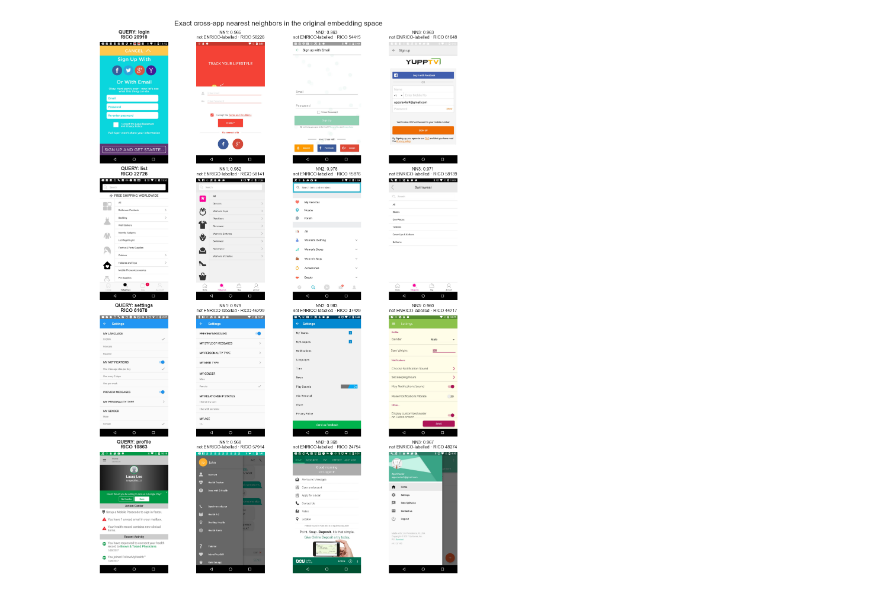
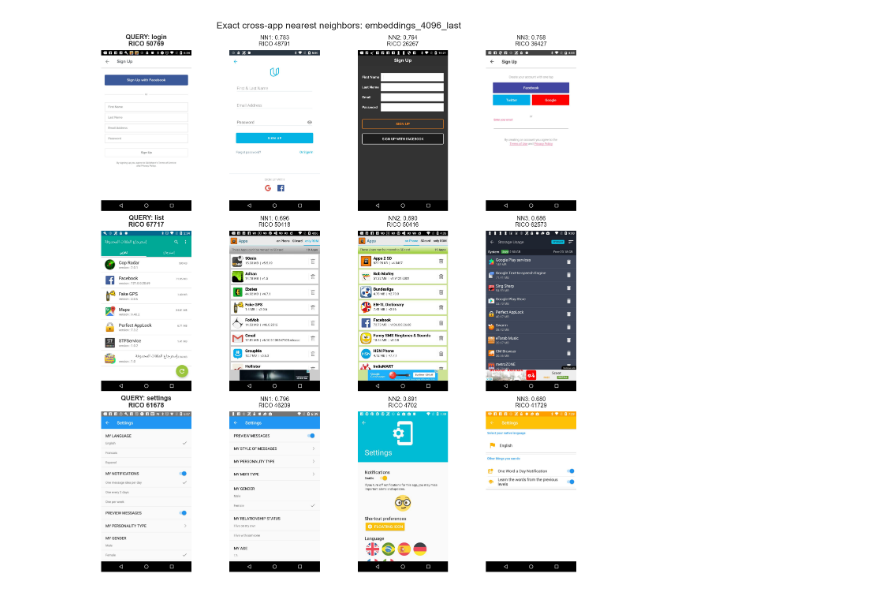
Before and after one commit to yigitBaysoyu/modernizing-screen2vec, a Jupyter notebook: _paper_cross_app_nearest_neighbors.ipynb, the cells around one changed output. Cells and saved outputs as stored; diff of their text form; code cells hidden in the pictures.

```diff
--- a/_paper_cross_app_nearest_neighbors.ipynb
+++ b/_paper_cross_app_nearest_neighbors.ipynb
@@ -28,17 +36,34 @@ Within each requested ENRICO topic, the medoid is the screen with the highest me
+# %%
+# Optional RICO screen ids for the qualitative figure.
+# Remove an entry, or set it to None, to use that topic's automatic medoid.
+QUERY_SCREEN_OVERRIDES = {
+    "login": 50769,    # clear sign-up form; avoids the weak green Kiwi match
+    "settings": 61678, # produces a more varied set of settings neighbors
+}
 # %%
 topics = read_enrico_topics()
-available = available_embedding_ids(DEFAULT_EMBEDDINGS_DIR)
+available = available_embedding_ids(EMBEDDINGS_DIR)
 pool = topics[topics["screen_id"].isin(available) & topics["topic"].isin(QUERY_TOPICS)].copy()
-ids, topic_vectors = load_embeddings(pool["screen_id"], DEFAULT_EMBEDDINGS_DIR, description="Loading ENRICO query pool")
+ids, topic_vectors = load_embeddings(pool["screen_id"], EMBEDDINGS_DIR, description="Loading ENRICO query pool")
 id_to_vector = dict(zip(ids, topic_vectors))
 query_rows = []
 for topic in QUERY_TOPICS:
     topic_ids = pool.loc[pool["topic"] == topic, "screen_id"].tolist()
-    matrix = np.stack([id_to_vector[screen_id] for screen_id in topic_ids])
-    medoid_index = int(np.argmax((matrix @ matrix.T).mean(axis=1)))
-    screen_id = topic_ids[medoid_index]
+    override = QUERY_SCREEN_OVERRIDES.get(topic)
+    if override is None:
+        matrix = np.stack([id_to_vector[screen_id] for screen_id in topic_ids])
+        medoid_index = int(np.argmax((matrix @ matrix.T).mean(axis=1)))
+        screen_id = topic_ids[medoid_index]
+        selection = "medoid"
+    else:
+        screen_id = int(override)
+        if screen_id not in topic_ids:
+            raise ValueError(
+                f"Override {screen_id} is not an available ENRICO '{topic}' screen"
+            )
+        selection = "override"
     package = package_from_layout(LAYOUTS_DIR / f"{screen_id}.json")
-    query_rows.append({"topic": topic, "screen_id": screen_id, "package": package, "embedding": id_to_vector[screen_id]})
+    query_rows.append({"topic": topic, "screen_id": screen_id, "selection": selection, "package": package, "embedding": id_to_vector[screen_id]})
 queries = pd.DataFrame(query_rows)
 query_matrix = np.stack(queries["embedding"])
 display(queries.drop(columns="embedding"))
@@ -55,5 +80,5 @@ The scan is batched to keep memory bounded. It reads every genuine one-token ave
 # %%
-candidate_paths = sorted(DEFAULT_EMBEDDINGS_DIR.glob("*.npz"), key=lambda p: int(p.stem))
+candidate_paths = sorted(EMBEDDINGS_DIR.glob("*.npz"), key=lambda p: int(p.stem))
 best = {i: [] for i in range(len(queries))}
 
 def load_candidate(path):
@@ -99,23 +264,23 @@ results.to_csv(OUTPUT_DIR / "cross_app_nearest_neighbors.csv", index=False)
 # %%
-fig, axes = plt.subplots(len(queries), TOP_K + 1, figsize=(10, 3.6 * len(queries)), constrained_layout=True)
-for row_index, query in queries.iterrows():
+figure_queries = queries[queries["topic"].isin(("login", "list", "settings"))].reset_index(drop=True)
+fig, axes = plt.subplots(len(figure_queries), TOP_K + 1, figsize=(10, 3.6 * len(figure_queries)), constrained_layout=True)
+for row_index, query in figure_queries.iterrows():
     query_image = plt.imread(LAYOUTS_DIR / f"{query.screen_id}.jpg")
     axes[row_index, 0].imshow(query_image)
     axes[row_index, 0].set_title(f"QUERY: {query.topic}\nRICO {query.screen_id}", fontsize=9, weight="bold")
     query_results = results[results["query_id"] == query.screen_id].sort_values("rank")
     for column, neighbor in enumerate(query_results.itertuples(), start=1):
         neighbor_image = plt.imread(LAYOUTS_DIR / f"{neighbor.neighbor_id}.jpg")
         axes[row_index, column].imshow(neighbor_image)
-        topic_text = neighbor.neighbor_enrico_topic if pd.notna(neighbor.neighbor_enrico_topic) else "not ENRICO-labelled"
-        axes[row_index, column].set_title(f"NN{neighbor.rank}: {neighbor.cosine_similarity:.3f}\n{topic_text} · RICO {neighbor.neighbor_id}", fontsize=8)
+        axes[row_index, column].set_title(f"NN{neighbor.rank}: {neighbor.cosine_similarity:.3f}\nRICO {neighbor.neighbor_id}", fontsize=8)
     for ax in axes[row_index]:
         ax.set_xticks([])
         ax.set_yticks([])
         for spine in ax.spines.values():
             spine.set_visible(False)
-fig.suptitle("Exact cross-app nearest neighbors in the original embedding space", fontsize=13)
+fig.suptitle(f"Exact cross-app nearest neighbors: {EMBEDDINGS_DIR.name}", fontsize=13)
 fig.savefig(OUTPUT_DIR / "cross_app_nearest_neighbors.png", bbox_inches="tight")
 fig.savefig(OUTPUT_DIR / "cross_app_nearest_neighbors.pdf", bbox_inches="tight")
 plt.show()
 # %% [output]
-[figure, old version]
+[figure, new version]
```
Also changed, not shown: parts of 9 cells of this notebook, 5 other files.
